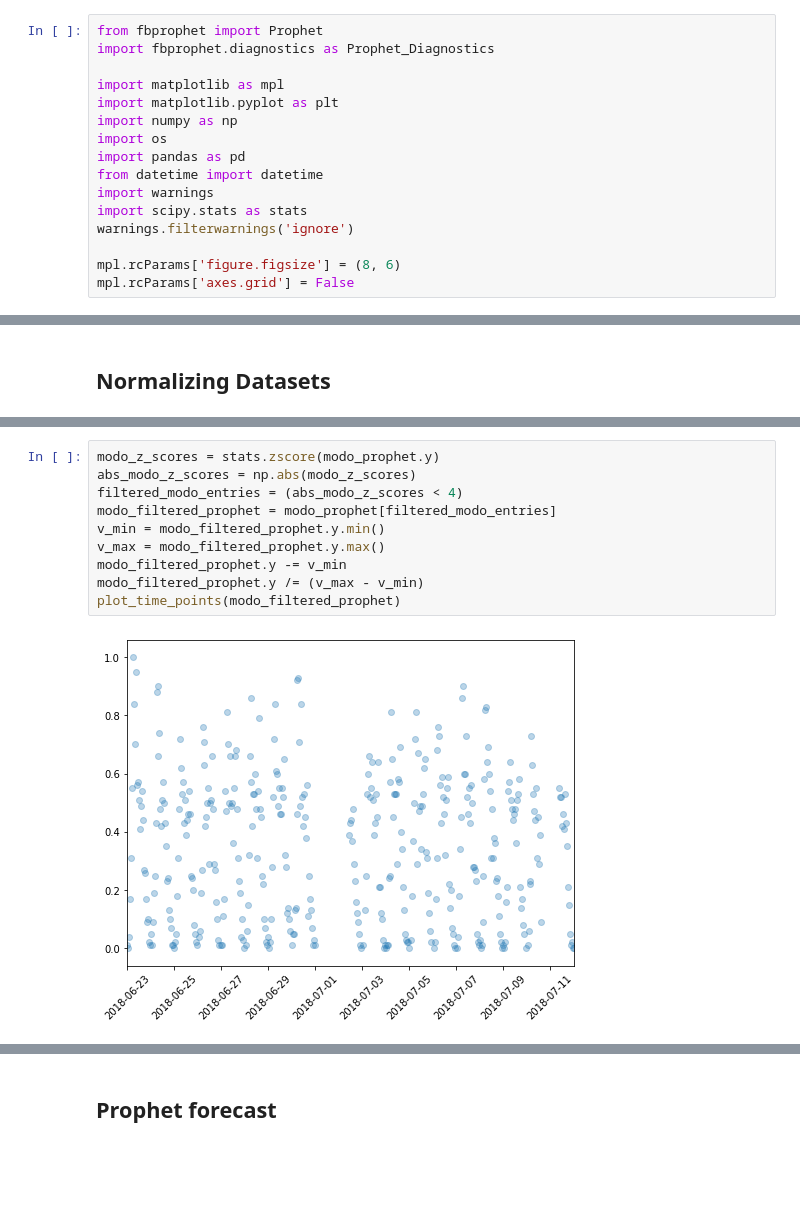
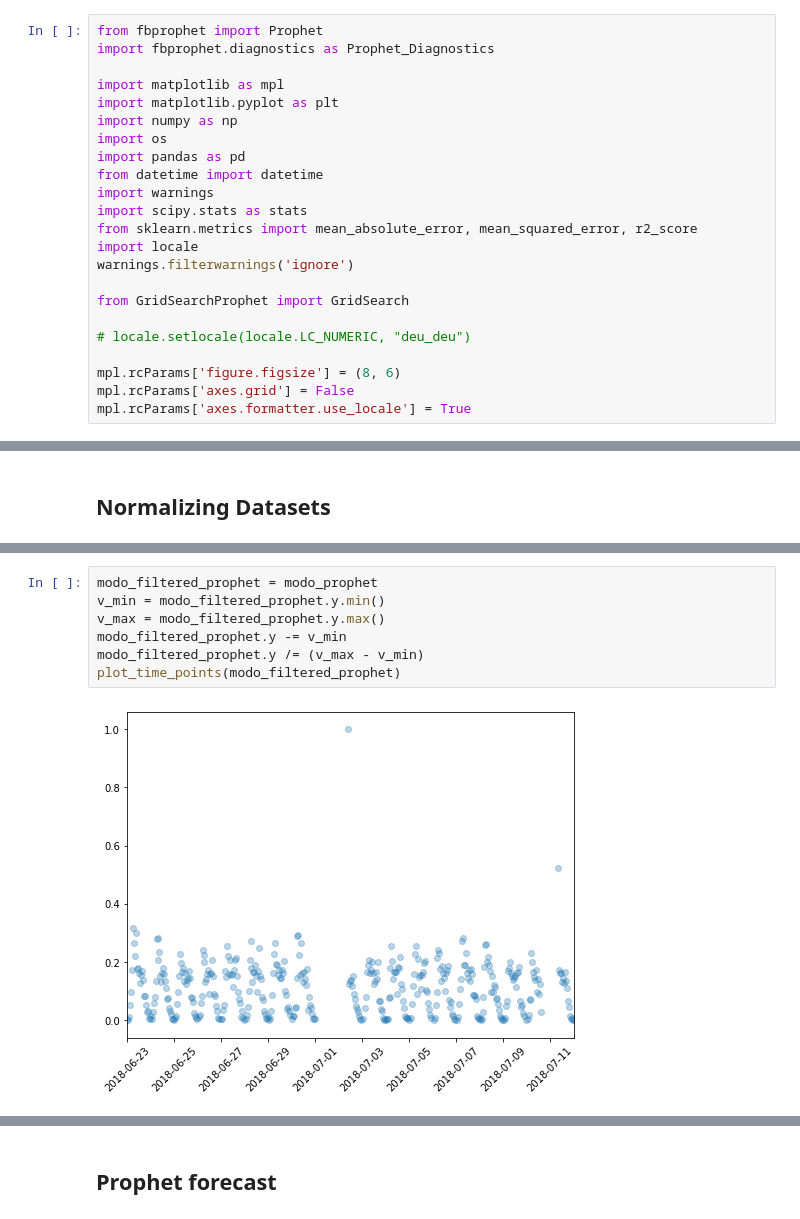
Before and after one commit to netlabufjf/timeseries-forecast, a Jupyter notebook: prophetAnalysis.ipynb, the cells around one changed output, grey strips where cells are left out. Drawn from its saved outputs; the diff is of its cells as text; blank space fills up the shorter version.

```diff
--- a/prophetAnalysis.ipynb
+++ b/prophetAnalysis.ipynb
@@ -10,10 +10,17 @@ import pandas as pd
 from datetime import datetime
 import warnings
 import scipy.stats as stats
+from sklearn.metrics import mean_absolute_error, mean_squared_error, r2_score
+import locale
 warnings.filterwarnings('ignore')
+
+from GridSearchProphet import GridSearch
+
+# locale.setlocale(locale.LC_NUMERIC, "deu_deu")
 
 mpl.rcParams['figure.figsize'] = (8, 6)
 mpl.rcParams['axes.grid'] = False
+mpl.rcParams['axes.formatter.use_locale'] = True
 # %% [markdown]
 # Reading data
 # %%
@@ -95,15 +112,12 @@ plot_time_points(evo_filtered_prophet)
 INFO:numexpr.utils:NumExpr defaulting to 4 threads.
 [figure]
 # %%
-modo_z_scores = stats.zscore(modo_prophet.y)
-abs_modo_z_scores = np.abs(modo_z_scores)
-filtered_modo_entries = (abs_modo_z_scores < 4)
-modo_filtered_prophet = modo_prophet[filtered_modo_entries]
+modo_filtered_prophet = modo_prophet
 v_min = modo_filtered_prophet.y.min()
 v_max = modo_filtered_prophet.y.max()
 modo_filtered_prophet.y -= v_min
 modo_filtered_prophet.y /= (v_max - v_min)
 plot_time_points(modo_filtered_prophet)
 # %% [output]
-[figure, old version]
+[figure, new version]
 # %%
```
Also changed, not shown: parts of 59 cells of this notebook, 1 other file.
